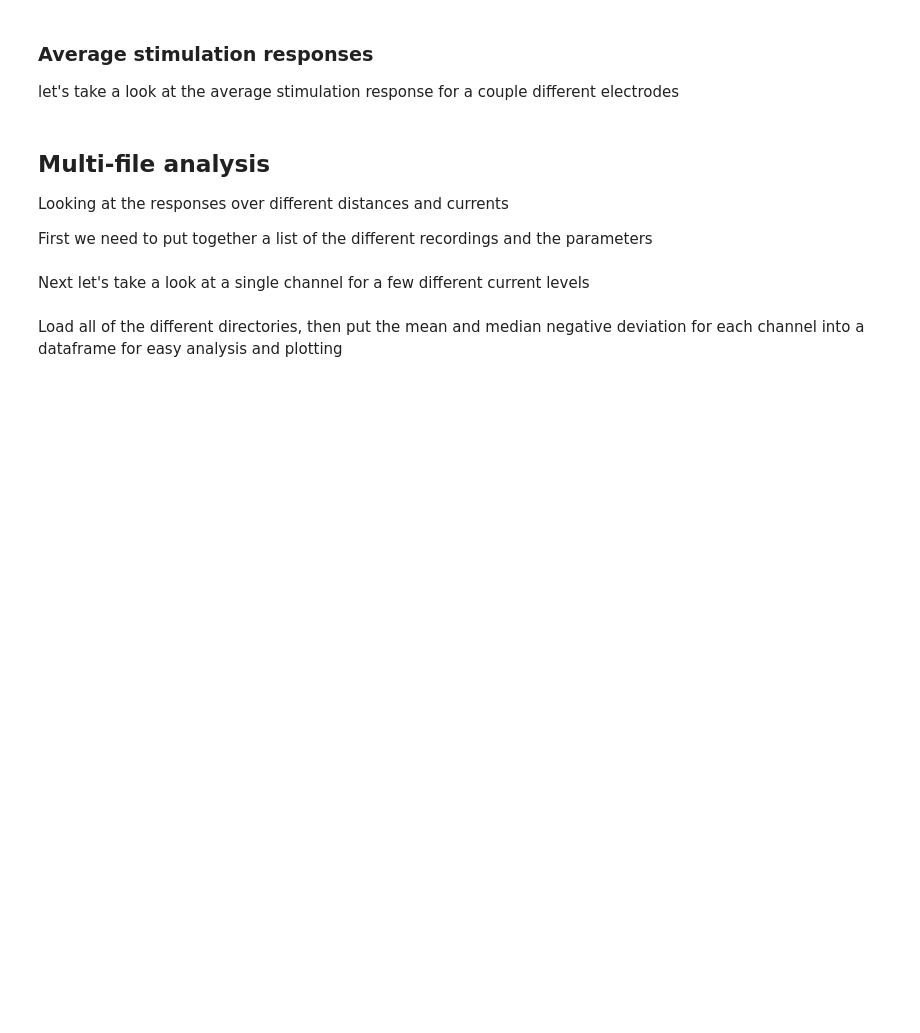
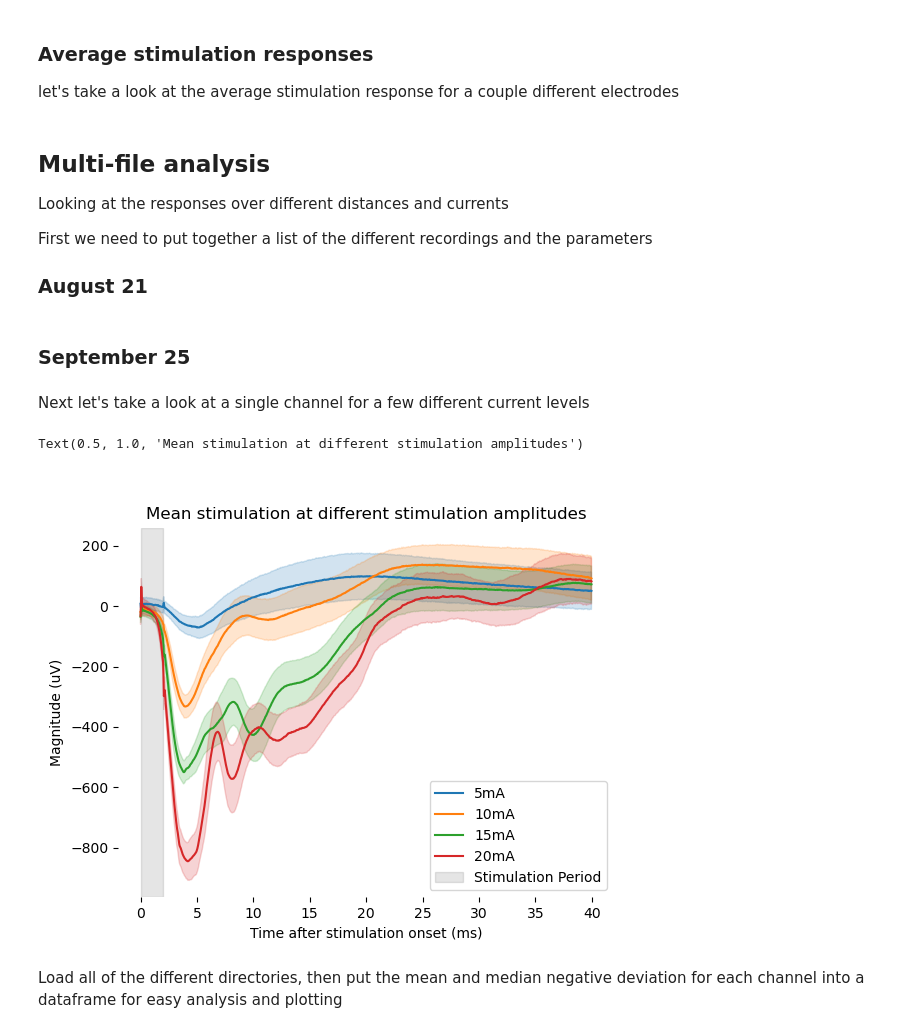
Before and after one commit to kb0dkin/Work_Tools, a Jupyter notebook: BrainPatch_analysis/crimson_responses.ipynb, the cells around one changed output. Saved outputs shown, nothing was run; the diff lists cells and outputs as text; code cells hidden in the pictures; blank space fills up the shorter version.

```diff
--- a/BrainPatch_analysis/crimson_responses.ipynb
+++ b/BrainPatch_analysis/crimson_responses.ipynb
@@ -373,4 +366,6 @@ ax_avg.set_title('Mean stimulation responses with standard deviations\n20 mA, 40
 Looking at the responses over different distances and currents
 
 First we need to put together a list of the different recordings and the parameters
+
+### August 21
 # %%
@@ -385,30 +381,49 @@ dir_1600 = ['Crimson__2024-08-21_14-23-13__5mA_MinOil_2ms','Crimson__2024-08-21_
 
 # dictionary of direct groups
 dir_dict = {400: dir_400, 700:dir_700, 1000:dir_1000, 1300:dir_1300, 1600:dir_1600}
+# %% [markdown]
+### September 25
+# %%
+# base_dir = 'Z:\\BrainPatch\\20240925\\No_Mineral_Oil'
+base_dir = 'Z:\\BrainPatch\\20240925'
+
+dir_400 = glob.glob('*0mm_2ms*', root_dir=base_dir) + glob.glob('*2ms_0mm*', root_dir=base_dir)
+dir_600 = glob.glob('*2ms_.6mm', root_dir=base_dir)
+dir_1200 = glob.glob('*2ms_1.2mm', root_dir=base_dir)
+dir_1500 = glob.glob('*2ms_1.5mm', root_dir=base_dir)
+
+dir_dict = {400:dir_400, 600:dir_600, 1200:dir_1200, 1500:dir_1500}
+
+channel = 42
 # %% [markdown]
 Next let's take a look at a single channel for a few different current levels
 # %%
 fig_avg_dist, ax_avg_dist = plt.subplots()
+
+channel = 42
 
 for sub_dir in dir_400:
     directory = os.path.join(base_dir,sub_dir)
 
     # get the signal etc
     signal, timestamps, events, event_ts = open_sig_events(directory)
 
     amp = re.search('(\d)+mA',sub_dir)[0]
     plot_avg_response(signal, events, len_ms= 40, channel=channel, ax=ax_avg_dist, label=amp)
 
 ax_avg_dist.axvspan(0, 2, color='k', alpha=.1, label='Stimulation Period')
 
 # clean up the plot, add a legend etc
 ax_avg_dist.legend()
 for spine in ['top','bottom','right','left']:
     ax_avg_dist.spines[spine].set_visible(False)
 
 ax_avg_dist.set_xlabel('Time after stimulation onset (ms)')
 ax_avg_dist.set_ylabel('Magnitude (uV)')
 ax_avg_dist.set_title('Mean stimulation at different stimulation amplitudes')
+# %% [output]
+Text(0.5, 1.0, 'Mean stimulation at different stimulation amplitudes')
+[figure, added]
 # %% [markdown]
 Load all of the different directories, then put the mean and median negative deviation for each channel into a dataframe for easy analysis and plotting
 # %%
```
Also changed, not shown: parts of 7 cells of this notebook, 1 other file.
